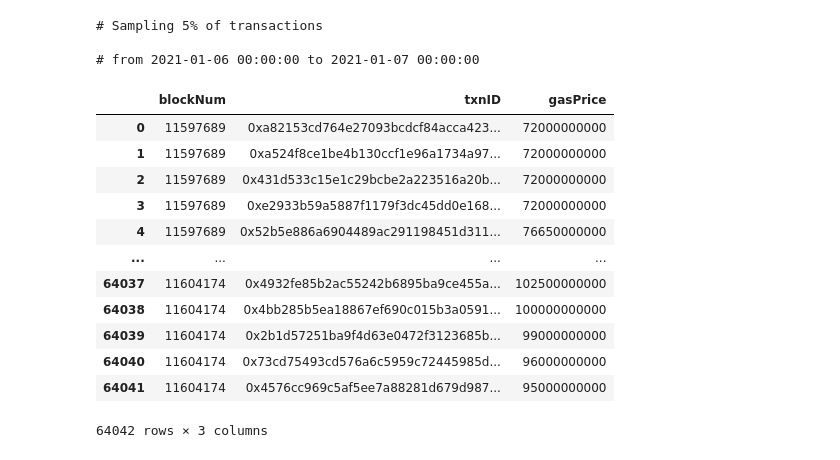
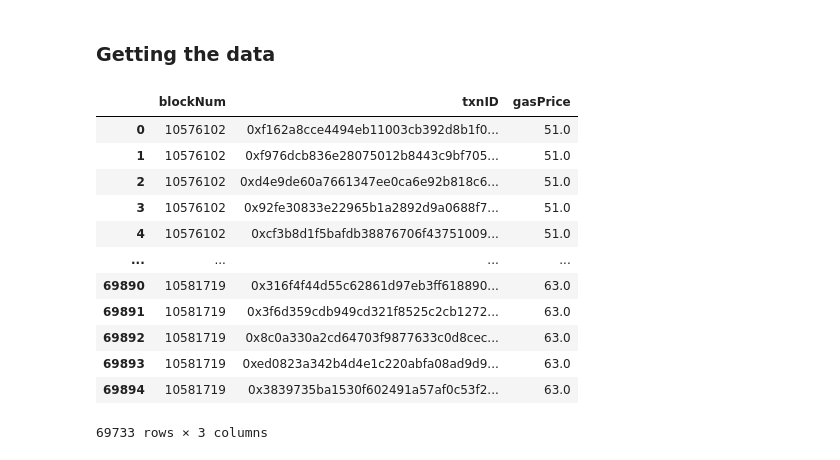
Before and after one commit to sassmilic/historical-gas-prices, a Jupyter notebook: gas-price-predictions.ipynb, the cells around one changed output. Saved outputs shown, nothing was run; the diff lists cells and outputs as text; code cells hidden in the pictures.

```diff
--- a/gas-price-predictions.ipynb
+++ b/gas-price-predictions.ipynb
@@ -3,29 +0,0 @@ import pandas as pd
-# %%
-filename = "gas_prices_2021-01-06_2021-01-07_5%-sampling.csv"
-
-# first two lines are comments
-f = open(filename)
-print(f.readline())
-print(f.readline())
-
-df = pd.read_csv(f, delimiter='\t')
-# %% [output]
-# Sampling 5% of transactions
-
-# from 2021-01-06 00:00:00 to 2021-01-07 00:00:00
-# %%
-df
-# %% [output]
-|  | blockNum | txnID | gasPrice |
-| 0 | 11597689 | 0xa82153cd764e27093bcdcf84acca423... | 72000000000 |
-| 1 | 11597689 | 0xa524f8ce1be4b130ccf1e96a1734a97... | 72000000000 |
-| 2 | 11597689 | 0x431d533c15e1c29bcbe2a223516a20b... | 72000000000 |
-| 3 | 11597689 | 0xe2933b59a5887f1179f3dc45dd0e168... | 72000000000 |
-| 4 | 11597689 | 0x52b5e886a6904489ac291198451d311... | 76650000000 |
-| ... | ... | ... | ... |
-| 64037 | 11604174 | 0x4932fe85b2ac55242b6895ba9ce455a... | 102500000000 |
-| 64038 | 11604174 | 0x4bb285b5ea18867ef690c015b3a0591... | 100000000000 |
-| 64039 | 11604174 | 0x2b1d57251ba9f4d63e0472f3123685b... | 99000000000 |
-| 64040 | 11604174 | 0x73cd75493cd576a6c5959c72445985d... | 96000000000 |
-| 64041 | 11604174 | 0x4576cc969c5af5ee7a88281d679d987... | 95000000000 |
-64042 rows × 3 columns
@@ -31,0 +15,34 @@ df
+# %% [markdown]
+### Getting the data
+# %%
+fnames = glob.glob("gas_prices_2020-08-01_2021-01-20_1%*")
+
+# concat all data into one dataframe
+l = []
+for fname in fnames:
+    df = pd.read_csv(fname, index_col=None, delimiter='\t')
+    l.append(df)
+
+df = pd.concat(l, axis=0, ignore_index=True)
+
+# convert wei to gwei
+df['gasPrice'] = df['gasPrice'] / 1_000_000_000
+
+# remove last block num just in case (files are cut off)
+df = df[df.blockNum != df.blockNum.max()]
+
+df
+# %% [output]
+|  | blockNum | txnID | gasPrice |
+| 0 | 10576102 | 0xf162a8cce4494eb11003cb392d8b1f0... | 51.0 |
+| 1 | 10576102 | 0xf976dcb836e28075012b8443c9bf705... | 51.0 |
+| 2 | 10576102 | 0xd4e9de60a7661347ee0ca6e92b818c6... | 51.0 |
+| 3 | 10576102 | 0x92fe30833e22965b1a2892d9a0688f7... | 51.0 |
+| 4 | 10576102 | 0xcf3b8d1f5bafdb38876706f43751009... | 51.0 |
+| ... | ... | ... | ... |
+| 69890 | 10581719 | 0x316f4f44d55c62861d97eb3ff618890... | 63.0 |
+| 69891 | 10581719 | 0x3f6d359cdb949cd321f8525c2cb1272... | 63.0 |
+| 69892 | 10581719 | 0x8c0a330a2cd64703f9877633c0d8cec... | 63.0 |
+| 69893 | 10581719 | 0xed0823a342b4d4e1c220abfa08ad9d9... | 63.0 |
+| 69894 | 10581719 | 0x3839735ba1530f602491a57af0c53f2... | 63.0 |
+69733 rows × 3 columns
```
Also changed, not shown: parts of 27 cells of this notebook.
